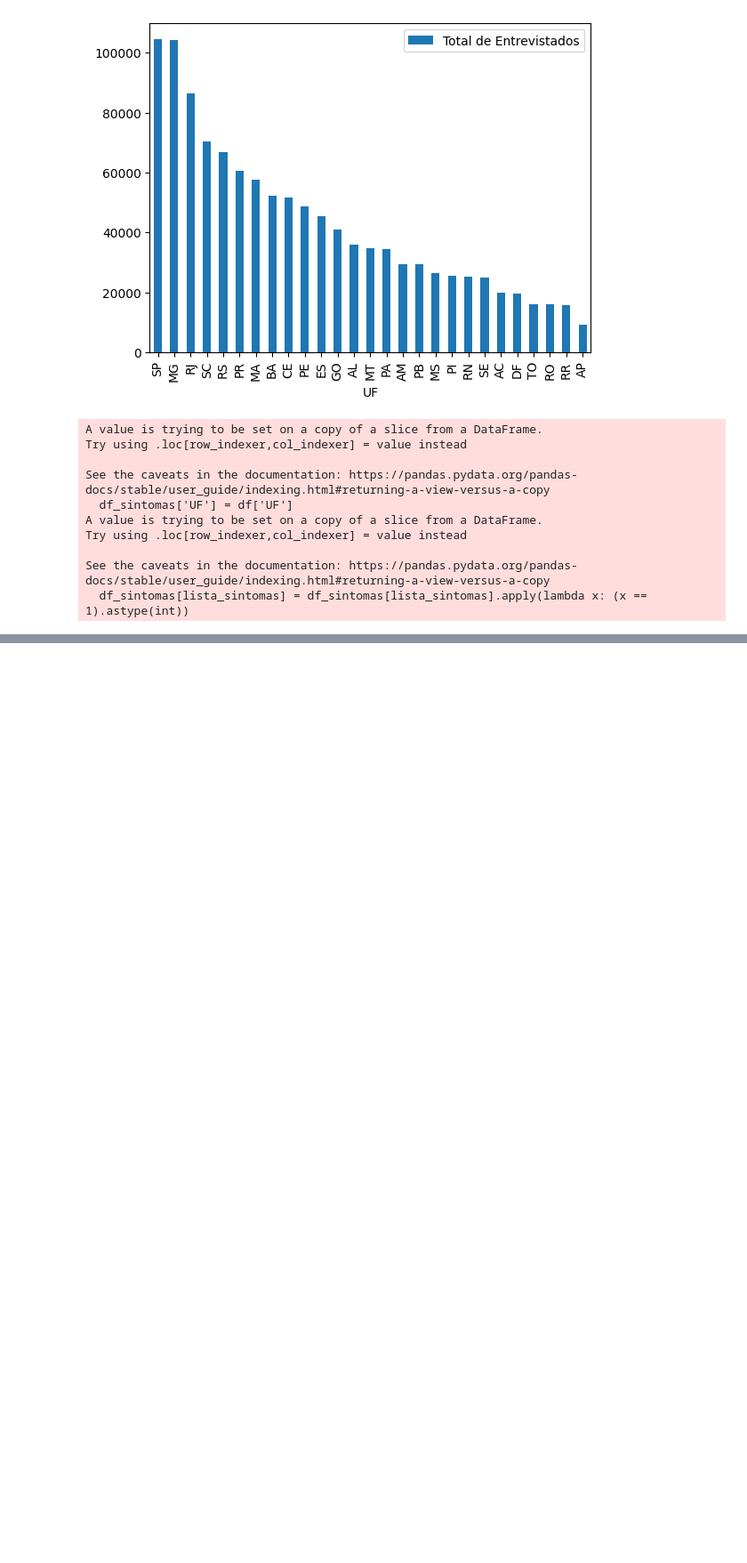
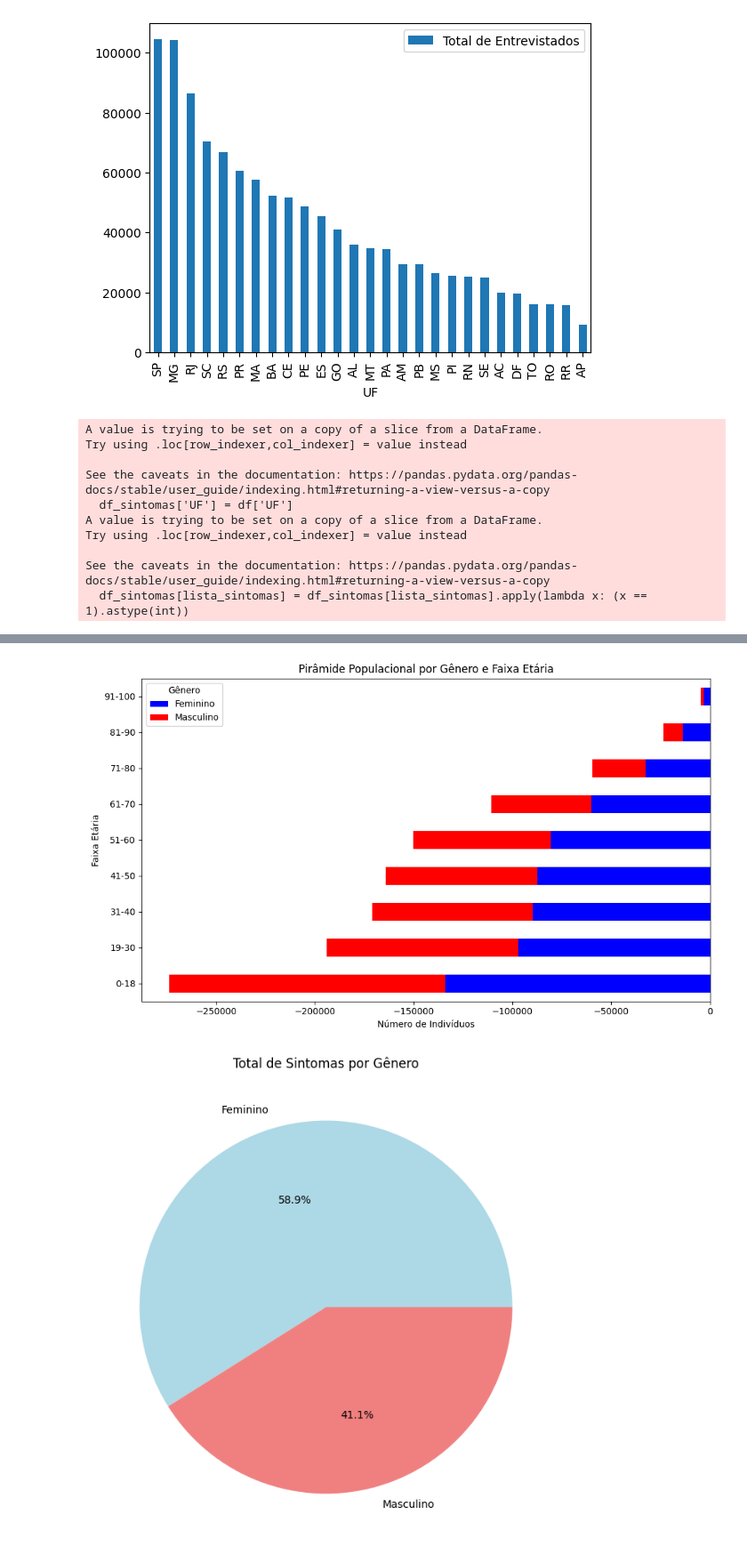
Before and after one commit to Iana-Neri22/AnalyticsStudies, a Jupyter notebook: analise_covid.ipynb, the cells around one changed output, grey strips where cells are left out. Shown: that part at 89% size. Cells and saved outputs as stored; diff of their text form; code cells hidden in the pictures; blank space fills up the shorter version.

```diff
--- a/analise_covid.ipynb
+++ b/analise_covid.ipynb
@@ -364,0 +354,46 @@ KeyboardInterrupt:
+# %%
+dict_genero = {
+    1: 'Masculino',
+    2: 'Feminino'
+}
+
+# Listar colunas de sintomas
+cols_sintomas = [i for i in dict_colunas.values() if i.startswith('Sintoma')]
+
+# Calcular total de sintomas
+df['Total_Sintomas'] = (df[cols_sintomas] == 1).sum(axis=1)
+
+# Criar faixa etária
+bins = [0, 18, 30, 40, 50, 60, 70, 80, 90, 100]
+labels = ['0-18', '19-30', '31-40', '41-50', '51-60', '61-70', '71-80', '81-90', '91-100']
+df['Faixa_Etaria'] = pd.cut(df['Idade'], bins=bins, labels=labels, right=False)
+
+# Substituir valores de gênero com dict_genero
+df['Gênero'] = df['Gênero'].map(dict_genero)
+
+# Contar o número de indivíduos por faixa etária e sexo
+df_piramide = df.groupby(['Faixa_Etaria', 'Gênero']).size().unstack(fill_value=0)
+df_piramide = df_piramide.apply(lambda x: x if x.name == 'Masculino' else -x, axis=1).reset_index()
+
+# Agrupar total de sintomas por gênero
+df_pie = df.groupby('Gênero')['Total_Sintomas'].sum().reset_index()
+df_pie['Porcentagem'] = df_pie['Total_Sintomas'] / df_pie['Total_Sintomas'].sum() * 100
+
+# Gráfico de pirâmide populacional
+plt.figure(figsize=(10, 6))
+df_piramide.plot(kind='barh', x='Faixa_Etaria', stacked=True, color=['blue', 'red'], ax=plt.gca())
+plt.title('Pirâmide Populacional por Gênero e Faixa Etária')
+plt.xlabel('Número de Indivíduos')
+plt.ylabel('Faixa Etária')
+plt.legend(title='Gênero')
+plt.tight_layout()
+plt.show()
+
+# Gráfico de pizza
+plt.figure(figsize=(8, 8))
+plt.pie(df_pie['Porcentagem'], labels=df_pie['Gênero'], autopct='%1.1f%%', colors=['lightblue', 'lightcoral'])
+plt.title('Total de Sintomas por Gênero')
+plt.show()
+# %% [output]
+[figure, added]
+[figure, added]
```
Also changed, not shown: parts of 2 cells of this notebook.
